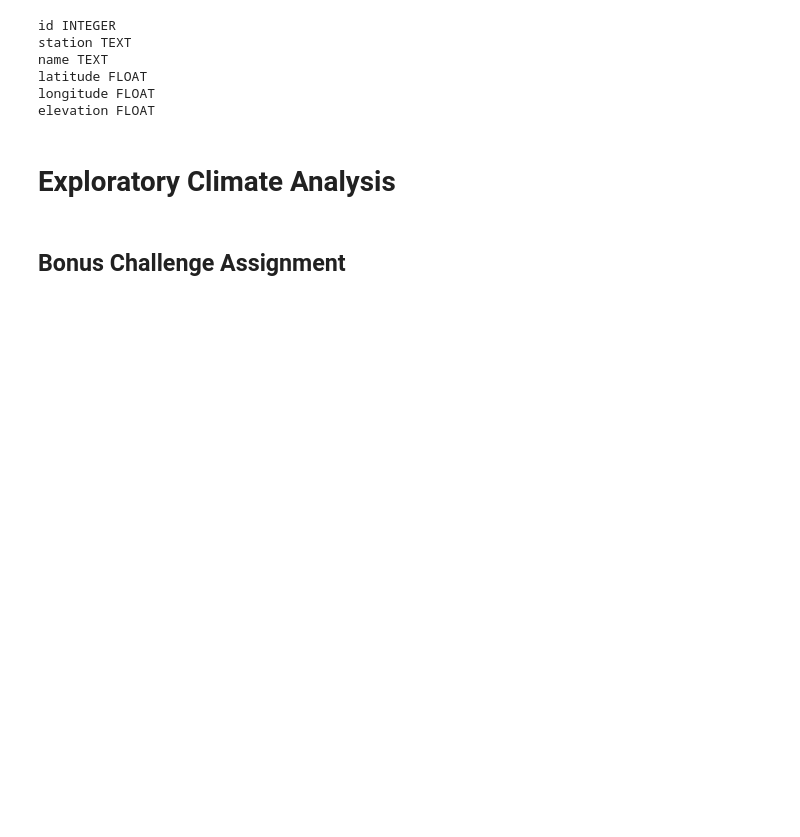
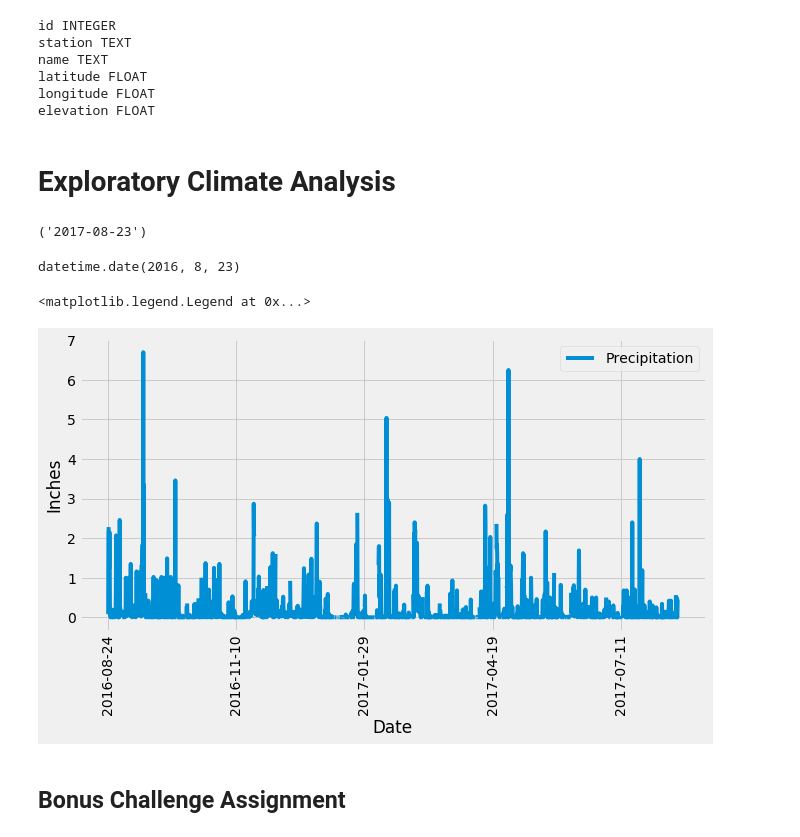
Before and after one commit to manuelamc14/climate-analysis-sqlalchemy, a Jupyter notebook: climate_starter.ipynb, the cells around one changed output. Cells and saved outputs as stored; diff of their text form; code cells hidden in the pictures; blank space fills up the shorter version.

Commit message:
Precipitation from 2017/08/23

```diff
--- a/climate_starter.ipynb
+++ b/climate_starter.ipynb
@@ -60,6 +61,6 @@ longitude FLOAT
 elevation FLOAT
 # %%
 # Create our session (link) from Python to the DB
-Station = Base.classes.station
+session = Session(engine)
 # %% [markdown]
 # Exploratory Climate Analysis
@@ -66,17 +70,36 @@ Station = Base.classes.station
+# %%
+# Lastest Date
+lastest_day = session.query(Measurement.date).order_by(Measurement.date.desc()).first()
+lastest_day
+# %% [output]
+('2017-08-23')
+# %%
+# Date 1 year ago from the last data poing in the database
+query_date = dt.date(2017,8,23) - dt.timedelta(days=365)
+query_date
+# %% [output]
+datetime.date(2016, 8, 23)
 # %%
+# Perform a query to retrieve the data and precipitation scores
+
 # Design a query to retrieve the last 12 months of precipitation data and plot the results
+sel = [Measurement.date, Measurement.prcp]
+last_year_precipitation = session.query(*sel).filter(Measurement.date > "2016-08-23").order_by(Measurement.date).all()
 # %%
+# Save the query results as a Pandas DataFrame and set the index to the date column
+prcp_df = pd.DataFrame(last_year_precipitation, columns=['Date', 'Precipitation'])
 
 
-# Calculate the date 1 year ago from the last data point in the database
-
-# Perform a query to retrieve the data and precipitation scores
-
-# Save the query results as a Pandas DataFrame and set the index to the date column
-
 # Sort the dataframe by date
+prcp_df.sort_values(by=('Date'), inplace=True)
 
 # Use Pandas Plotting with Matplotlib to plot the data
+prcp_df.plot(x='Date', y='Precipitation', rot=90, figsize=(10,5))
+plt.ylabel("Inches")
+plt.legend(loc="upper right")
+# %% [output]
+<matplotlib.legend.Legend at 0x...>
+[figure, added]
 # %%
 # Use Pandas to calcualte the summary statistics for the precipitation data
 # %%
```
Also changed, not shown: parts of 2 cells of this notebook.
